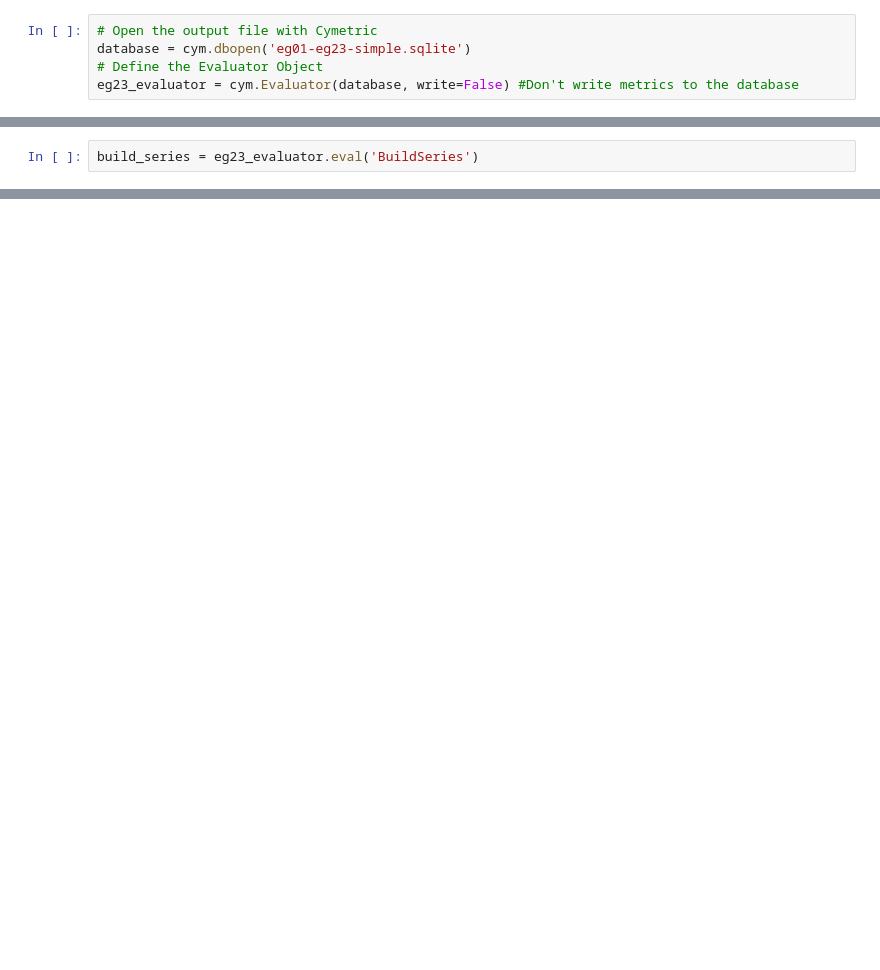
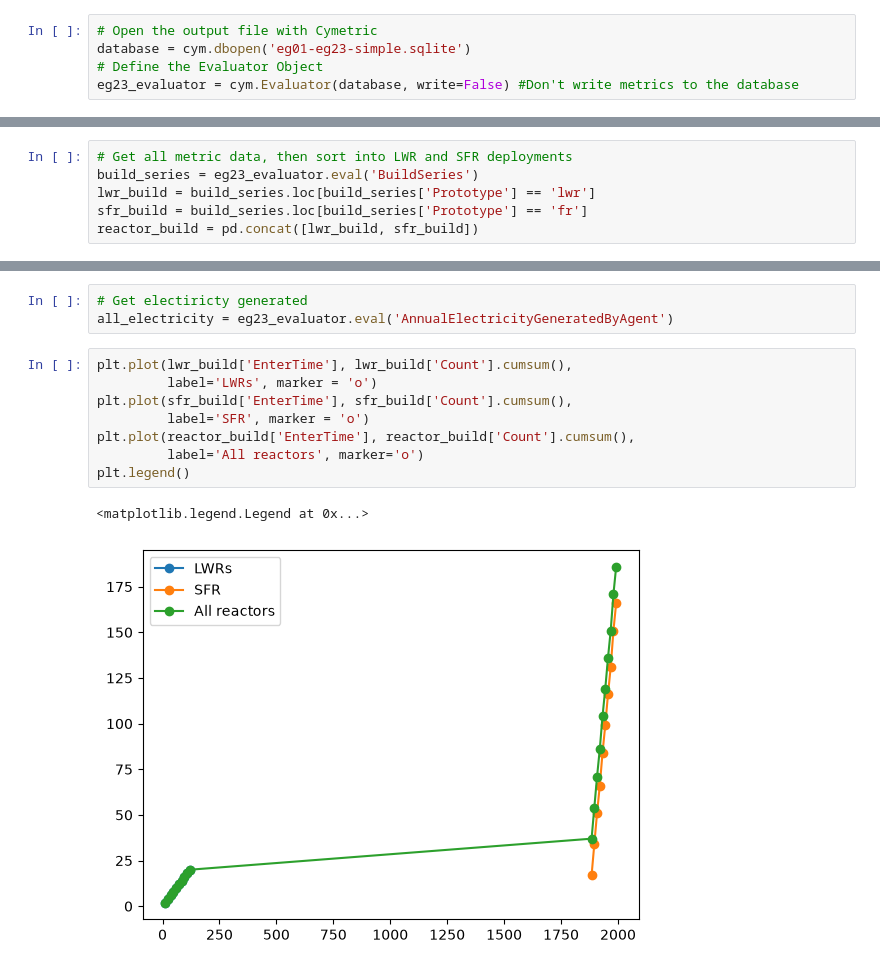
Before and after one commit to abachma2/Workshop-Codespace, a Jupyter notebook: examples/eg01-eg23-simple.ipynb, the cells around one changed output, grey strips where cells are left out. Cells and saved outputs as stored; diff of their text form; blank space fills up the shorter version.

```diff
--- a/examples/eg01-eg23-simple.ipynb
+++ b/examples/eg01-eg23-simple.ipynb
@@ -33,2 +43,6 @@ We have different metrics we will look at for this:
 # %%
+# Get all metric data, then sort into LWR and SFR deployments
 build_series = eg23_evaluator.eval('BuildSeries')
+lwr_build = build_series.loc[build_series['Prototype'] == 'lwr']
+sfr_build = build_series.loc[build_series['Prototype'] == 'fr']
+reactor_build = pd.concat([lwr_build, sfr_build])
@@ -34,0 +65,14 @@ build_series = eg23_evaluator.eval('BuildSeries')
+# %%
+# Get electiricty generated
+all_electricity = eg23_evaluator.eval('AnnualElectricityGeneratedByAgent')
+# %%
+plt.plot(lwr_build['EnterTime'], lwr_build['Count'].cumsum(),
+         label='LWRs', marker = 'o')
+plt.plot(sfr_build['EnterTime'], sfr_build['Count'].cumsum(),
+         label='SFR', marker = 'o')
+plt.plot(reactor_build['EnterTime'], reactor_build['Count'].cumsum(),
+         label='All reactors', marker='o')
+plt.legend()
+# %% [output]
+<matplotlib.legend.Legend at 0x...>
+[figure, added]
```
Also changed, not shown: parts of 4 cells of this notebook.
